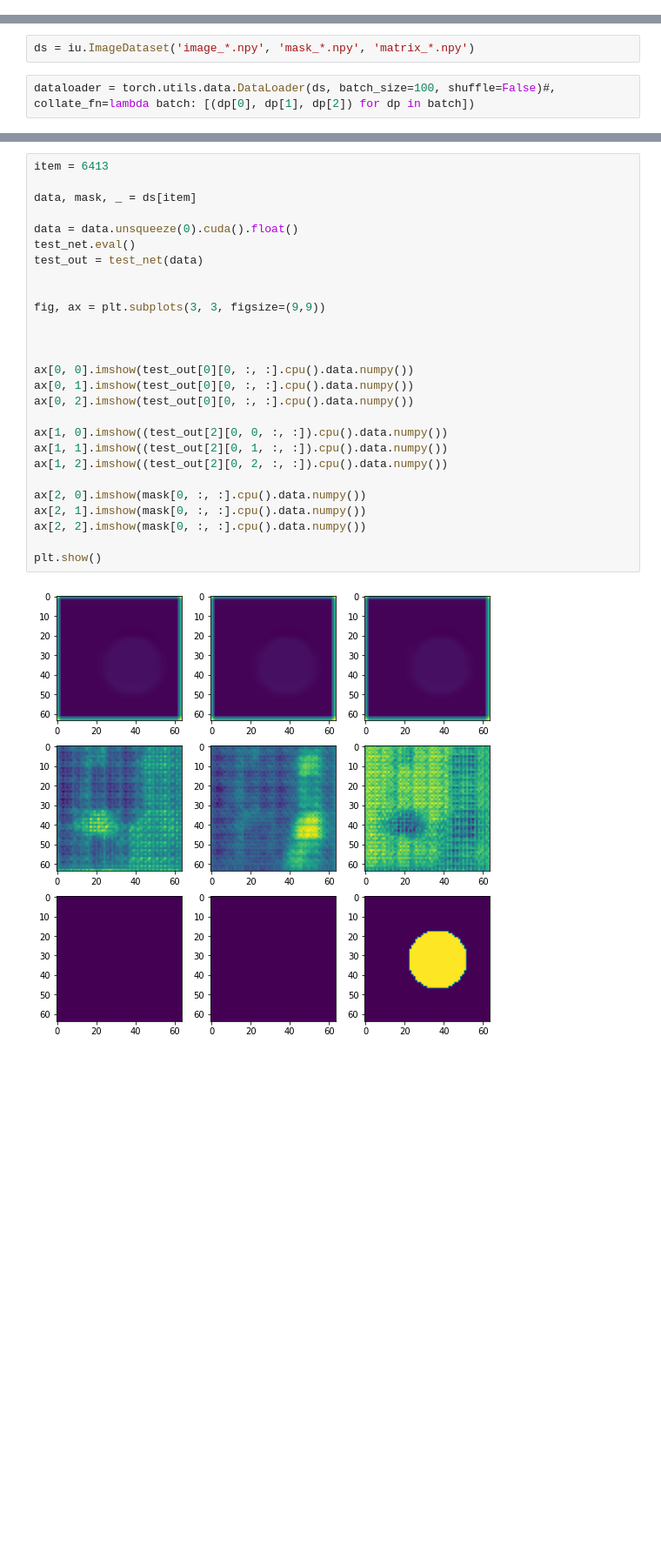
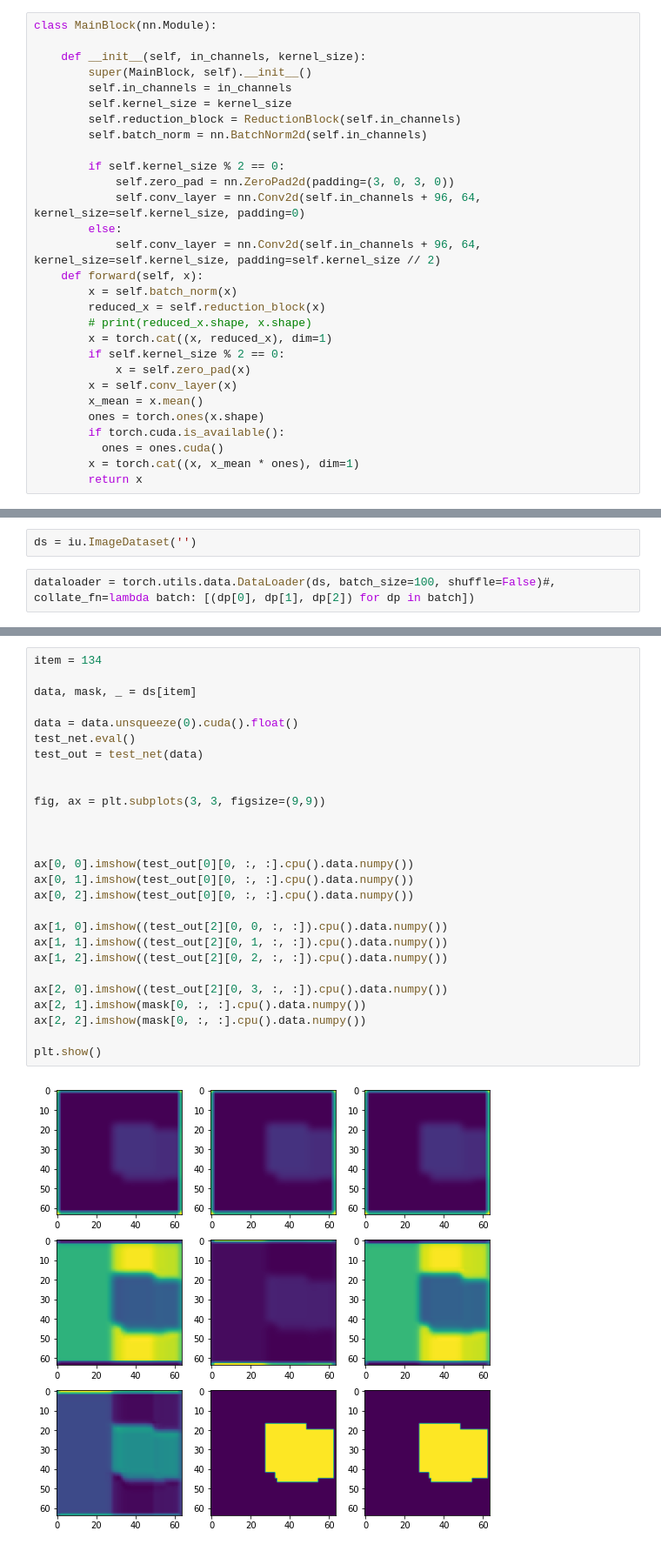
Before and after one commit to BrainCancer/CondNet, a Jupyter notebook: CondNet.ipynb, the cells around one changed output, grey strips where cells are left out. Shown at 87% size. Saved outputs shown, nothing was run; the diff lists cells and outputs as text; blank space fills up the shorter version.

```diff
--- a/CondNet.ipynb
+++ b/CondNet.ipynb
@@ -35,0 +60,29 @@ iu.gen_images(10000)
+# %%
+class MainBlock(nn.Module):
+
+    def __init__(self, in_channels, kernel_size):
+        super(MainBlock, self).__init__()
+        self.in_channels = in_channels
+        self.kernel_size = kernel_size
+        self.reduction_block = ReductionBlock(self.in_channels)
+        self.batch_norm = nn.BatchNorm2d(self.in_channels)
+
+        if self.kernel_size % 2 == 0:
+            self.zero_pad = nn.ZeroPad2d(padding=(3, 0, 3, 0))
+            self.conv_layer = nn.Conv2d(self.in_channels + 96, 64, kernel_size=self.kernel_size, padding=0)
+        else:
+            self.conv_layer = nn.Conv2d(self.in_channels + 96, 64, kernel_size=self.kernel_size, padding=self.kernel_size // 2)
+    def forward(self, x):
+        x = self.batch_norm(x)
+        reduced_x = self.reduction_block(x)
+        # print(reduced_x.shape, x.shape)
+        x = torch.cat((x, reduced_x), dim=1)
+        if self.kernel_size % 2 == 0:
+            x = self.zero_pad(x)
+        x = self.conv_layer(x)
+        x_mean = x.mean()
+        ones = torch.ones(x.shape)
+        if torch.cuda.is_available():
+          ones = ones.cuda()
+        x = torch.cat((x, x_mean * ones), dim=1)
+        return x
@@ -46,4 +145,4 @@ opt1 = optim.Adam(test_net.parameters(), lr=5*10**(-5), weight_decay=0.01)
 # %%
-ds = iu.ImageDataset('image_*.npy', 'mask_*.npy', 'matrix_*.npy')
+ds = iu.ImageDataset('')
 # %%
 dataloader = torch.utils.data.DataLoader(ds, batch_size=100, shuffle=False)#, collate_fn=lambda batch: [(dp[0], dp[1], dp[2]) for dp in batch])
@@ -121,29 +238,29 @@ for i, (data, mask, matrix) in enumerate(dataloader):
 # %%
-item = 6413
+item = 134
 
 data, mask, _ = ds[item]
 
 data = data.unsqueeze(0).cuda().float()
 test_net.eval()
 test_out = test_net(data)
 
 
 fig, ax = plt.subplots(3, 3, figsize=(9,9))
 
 
 
 ax[0, 0].imshow(test_out[0][0, :, :].cpu().data.numpy())
 ax[0, 1].imshow(test_out[0][0, :, :].cpu().data.numpy())
 ax[0, 2].imshow(test_out[0][0, :, :].cpu().data.numpy())
 
 ax[1, 0].imshow((test_out[2][0, 0, :, :]).cpu().data.numpy())
 ax[1, 1].imshow((test_out[2][0, 1, :, :]).cpu().data.numpy())
 ax[1, 2].imshow((test_out[2][0, 2, :, :]).cpu().data.numpy())
 
-ax[2, 0].imshow(mask[0, :, :].cpu().data.numpy())
+ax[2, 0].imshow((test_out[2][0, 3, :, :]).cpu().data.numpy())
 ax[2, 1].imshow(mask[0, :, :].cpu().data.numpy())
 ax[2, 2].imshow(mask[0, :, :].cpu().data.numpy())
 
 plt.show()
 # %% [output]
-[figure, old version]
+[figure, new version]
```
Also changed, not shown: parts of 13 cells of this notebook, 1 other file.
